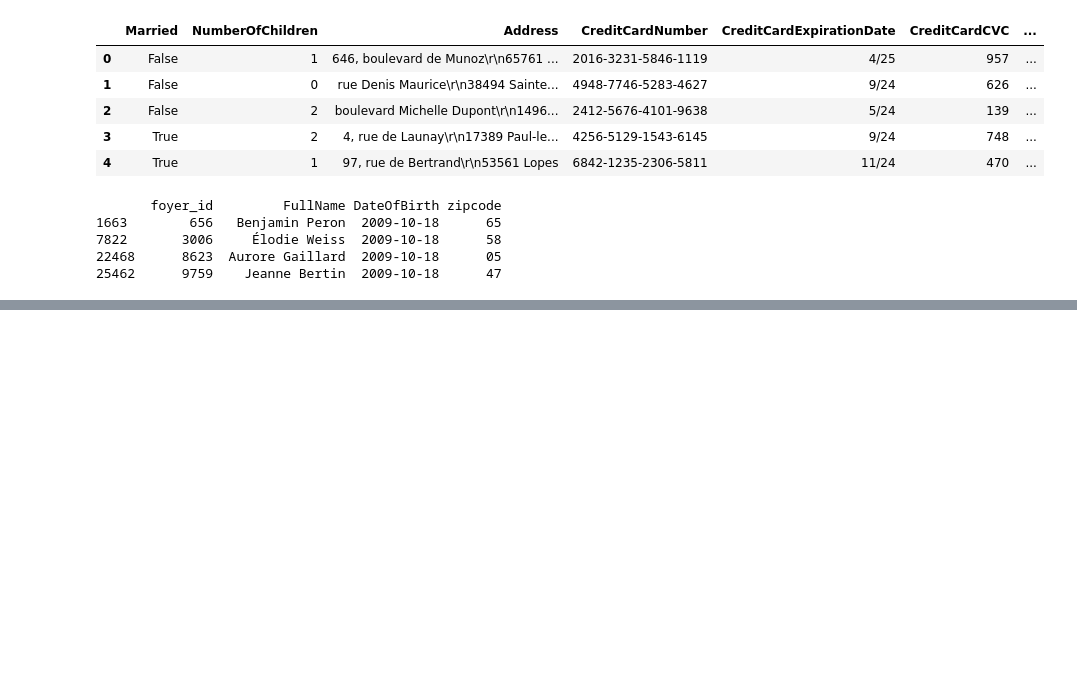
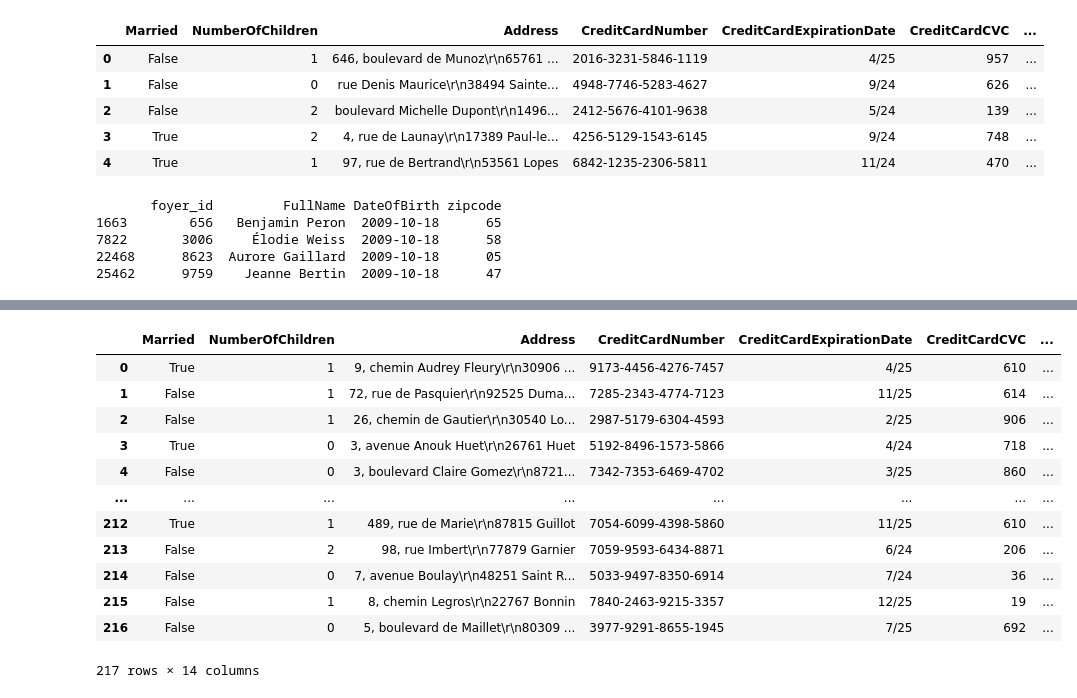
Before and after one commit to iliasslasri/DirectAssurance-Hackathon, a Jupyter notebook: ReIdentification_Sujet/ReIdentification_Sujet_Iliass.ipynb, the cells around one changed output, grey strips where cells are left out. Saved outputs shown, nothing was run; the diff lists cells and outputs as text; code cells hidden in the pictures; blank space fills up the shorter version.

```diff
--- a/ReIdentification_Sujet/ReIdentification_Sujet_Iliass.ipynb
+++ b/ReIdentification_Sujet/ReIdentification_Sujet_Iliass.ipynb
@@ -189,0 +220,6 @@ print(filtered_df)
+# %%
+foyers_df.info()
+
+clients_exo["birth_year"] = pd.to_datetime(clients_exo["birth_year"])
+
+foyers_df.groupby("foyer_id")
@@ -189,0 +240,23 @@ print(filtered_df)
+# %%
+# join clients_exo and foyers_df on zipcode and birth_year
+
+clients_exo["zipcode"] = clients_exo["zipcode"].astype(int)
+foyers_df["zipcode"] = foyers_df["zipcode"].astype(int)
+
+clients_exo_foyers = clients_exo.merge(foyers_df, on=["birth_year", "zipcode"])
+
+clients_exo_foyers
+# %% [output]
+|  | Married | NumberOfChildren | Address | CreditCardNumber | CreditCardExpirationDate | CreditCardCVC | ... |
+| 0 | True | 1 | 9, chemin Audrey Fleury\r\n30906 ... | 9173-4456-4276-7457 | 4/25 | 610 | ... |
+| 1 | False | 1 | 72, rue de Pasquier\r\n92525 Duma... | 7285-2343-4774-7123 | 11/25 | 614 | ... |
+| 2 | False | 1 | 26, chemin de Gautier\r\n30540 Lo... | 2987-5179-6304-4593 | 2/25 | 906 | ... |
+| 3 | True | 0 | 3, avenue Anouk Huet\r\n26761 Huet | 5192-8496-1573-5866 | 4/24 | 718 | ... |
+| 4 | False | 0 | 3, boulevard Claire Gomez\r\n8721... | 7342-7353-6469-4702 | 3/25 | 860 | ... |
+| ... | ... | ... | ... | ... | ... | ... | ... |
+| 212 | True | 1 | 489, rue de Marie\r\n87815 Guillot | 7054-6099-4398-5860 | 11/25 | 610 | ... |
+| 213 | False | 2 | 98, rue Imbert\r\n77879 Garnier | 7059-9593-6434-8871 | 6/24 | 206 | ... |
+| 214 | False | 0 | 7, avenue Boulay\r\n48251 Saint R... | 5033-9497-8350-6914 | 7/24 | 36 | ... |
+| 215 | False | 1 | 8, chemin Legros\r\n22767 Bonnin | 7840-2463-9215-3357 | 12/25 | 19 | ... |
+| 216 | False | 0 | 5, boulevard de Maillet\r\n80309 ... | 3977-9291-8655-1945 | 7/25 | 692 | ... |
+217 rows × 14 columns
```
Also changed, not shown: parts of 4 cells of this notebook, 1 other file.
